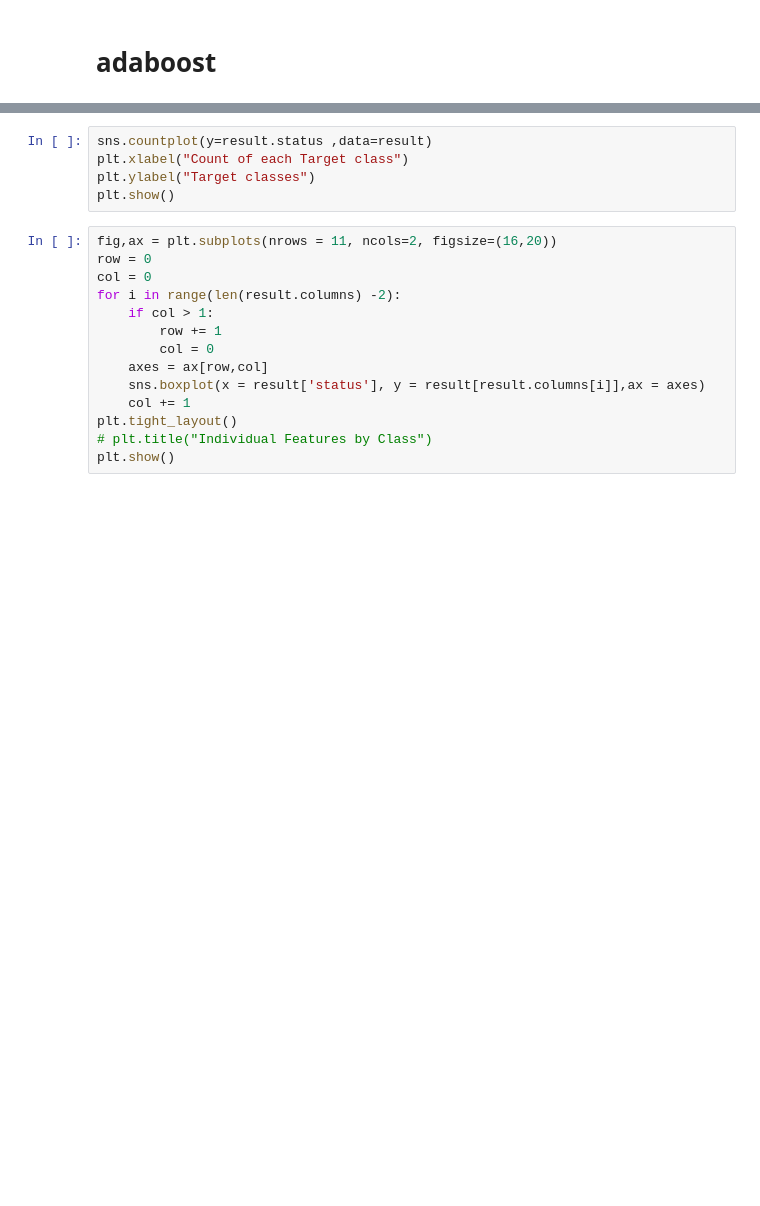
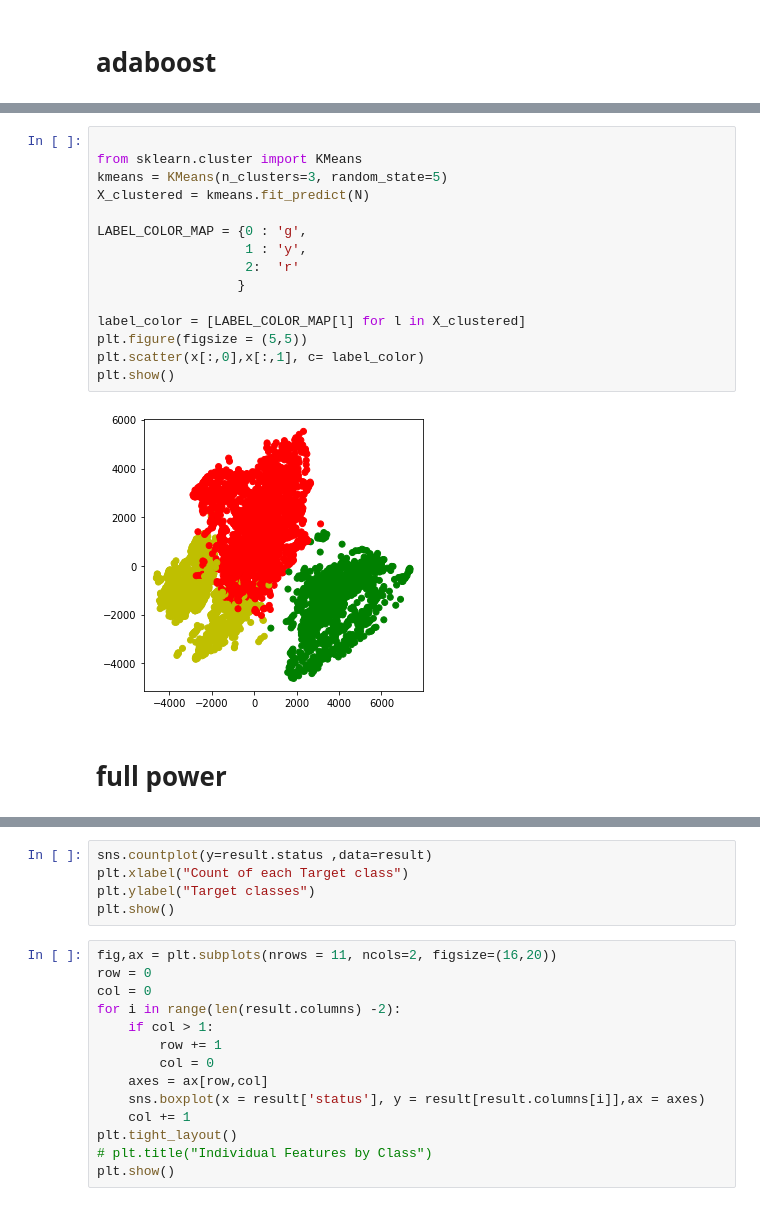
Before and after one commit to ozklingel/hands, a Jupyter notebook: hends.ipynb, the cells around one changed output, grey strips where cells are left out. Saved outputs shown, nothing was run; the diff lists cells and outputs as text; blank space fills up the shorter version.

```diff
--- a/hends.ipynb
+++ b/hends.ipynb
@@ -110,0 +306,19 @@ explained_variance
+# %%
+
+from sklearn.cluster import KMeans
+kmeans = KMeans(n_clusters=3, random_state=5)
+X_clustered = kmeans.fit_predict(N)
+
+LABEL_COLOR_MAP = {0 : 'g',
+                   1 : 'y',
+                   2:  'r'
+                  }
+
+label_color = [LABEL_COLOR_MAP[l] for l in X_clustered]
+plt.figure(figsize = (5,5))
+plt.scatter(x[:,0],x[:,1], c= label_color)
+plt.show()
+# %% [output]
+[figure, added]
+# %% [markdown]
+# full power
```
Also changed, not shown: parts of 63 cells of this notebook.
